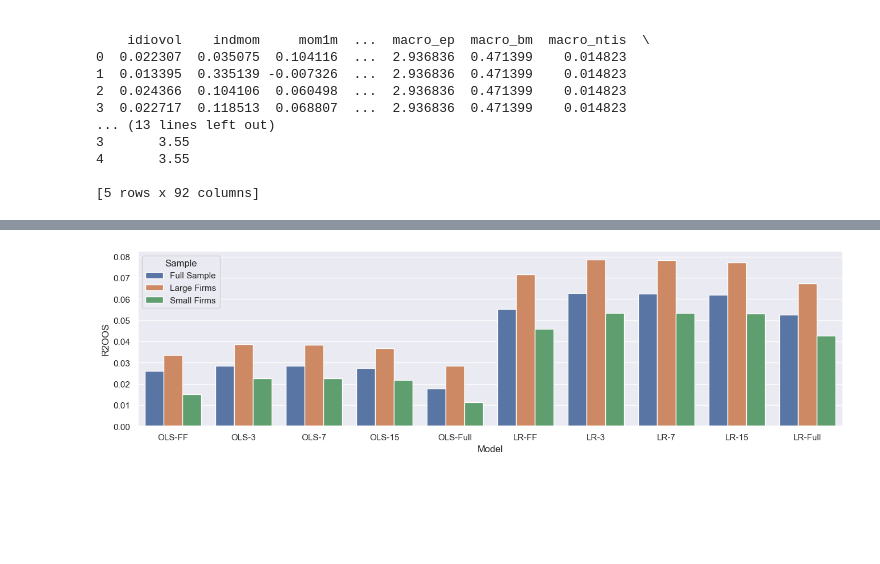
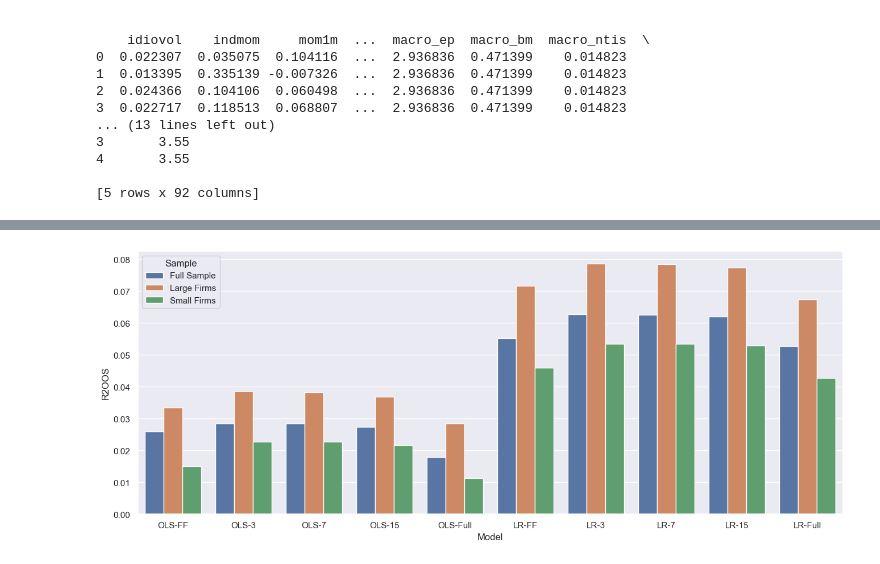
Before and after one commit to KidQuant/Taming-The-Factor-Zoo, a Jupyter notebook: 3_EDA.ipynb, the cells around one changed output, grey strips where cells are left out. Saved outputs shown, nothing was run; the diff lists cells and outputs as text; code cells hidden in the pictures; blank space fills up the shorter version.

```diff
--- a/3_EDA.ipynb
+++ b/3_EDA.ipynb
@@ -269,10 +149,10 @@ df_r2oos
 # %%
 #Plot results
-rcParams['figure.figsize'] = 16, 4
+rcParams['figure.figsize'] = 16, 6
 df_melted=df_r2oos.melt(id_vars="index",var_name="Model",value_name="R2OOS")
 df_melted = df_melted.rename(columns={'index': 'Sample'})
 sns.barplot(x=df_melted["Model"], y= df_melted["R2OOS"], hue= df_melted["Sample"]);
 # %% [output]
-[figure, old version]
+[figure, new version]
 # %%
 plt.savefig('images/sample_simple.png', bbox_inches='tight')
```
Also changed, not shown: parts of 24 cells of this notebook, 15 other files.
